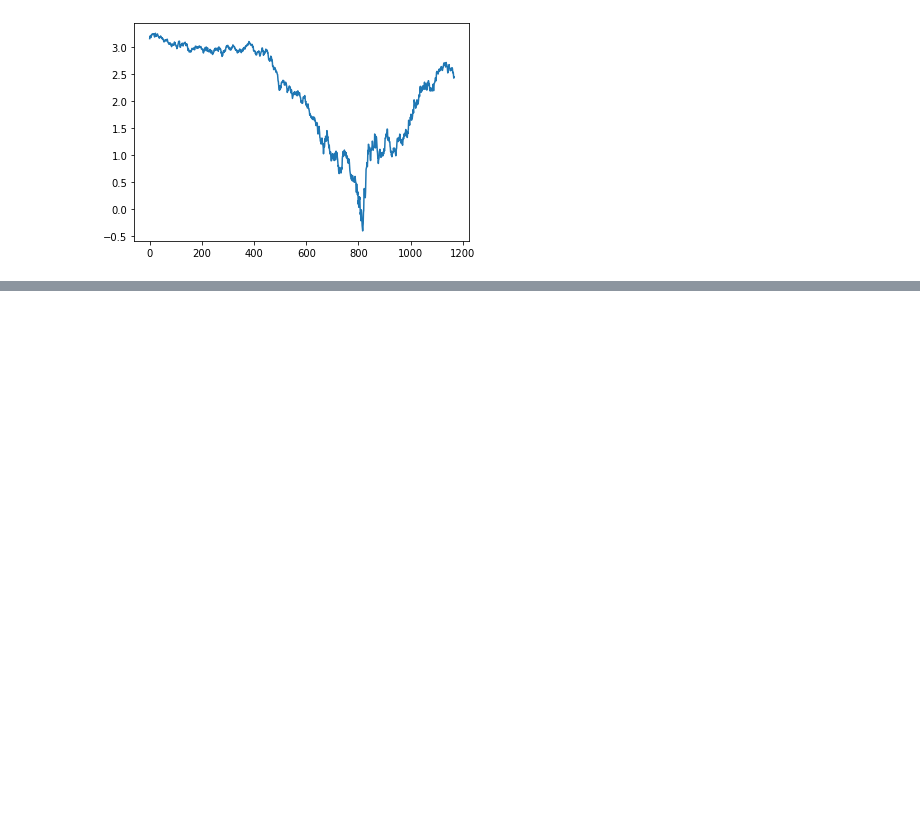
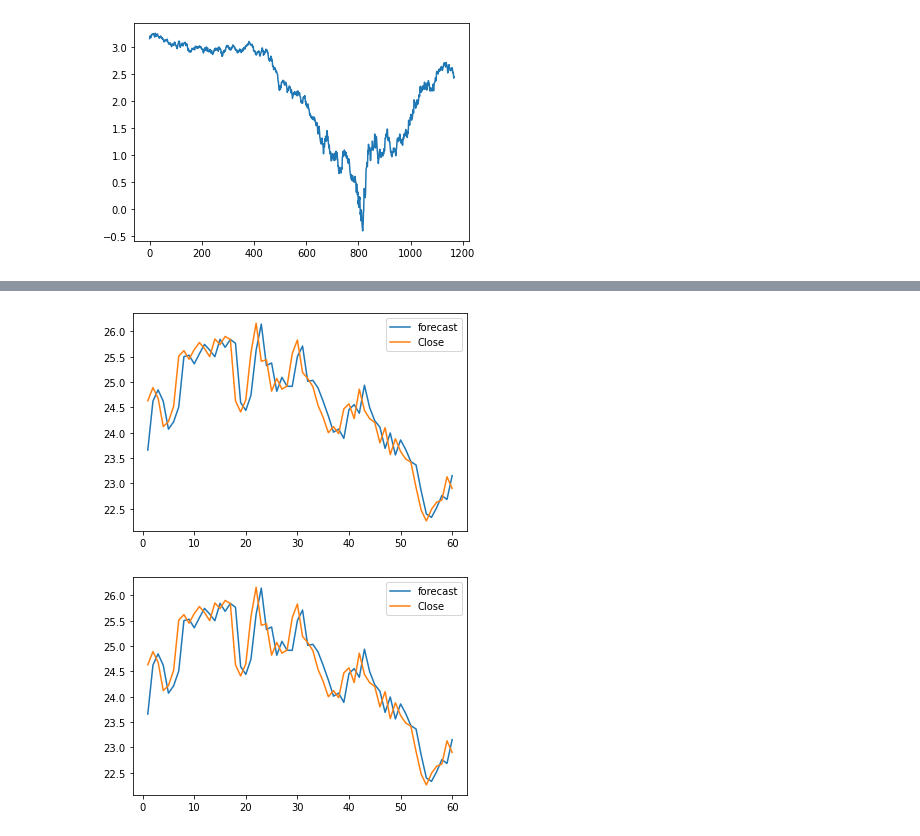
Before and after one commit to Jarice8893/Project-3, a Jupyter notebook: machine learning.ipynb, the cells around one changed output, grey strips where cells are left out. Cells and saved outputs as stored; diff of their text form; code cells hidden in the pictures; blank space fills up the shorter version.

```diff
--- a/machine learning.ipynb
+++ b/machine learning.ipynb
@@ -646,0 +684,5 @@ plt.plot(df_log)
+# %%
+result.plot_predict(start=1, end=60, dynamic= False)ww
+# %% [output]
+[figure, added]
+[figure, added]
```
Also changed, not shown: parts of 33 cells of this notebook.
